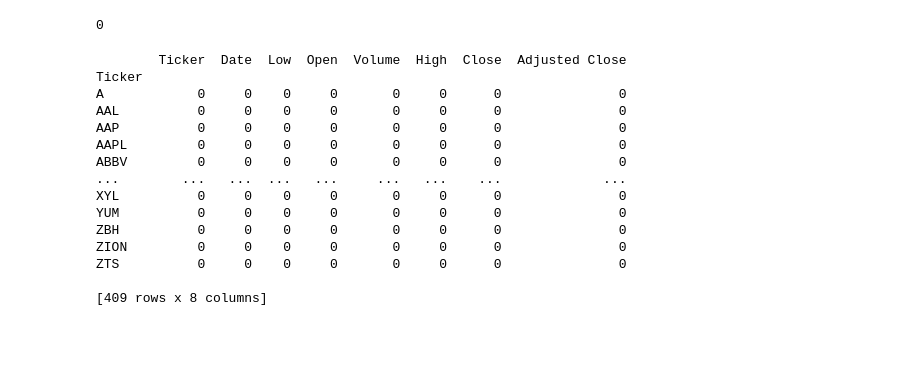
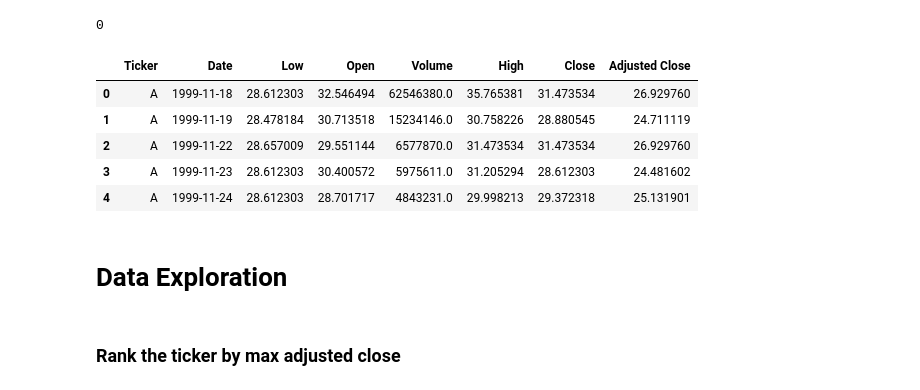
Before and after one commit to nicola-cecere/Stock_Market_TS_Prediction, a Jupyter notebook: dataAnalysis.ipynb, the cells around one changed output. Saved outputs shown, nothing was run; the diff lists cells and outputs as text; code cells hidden in the pictures; blank space fills up the shorter version.

```diff
--- a/dataAnalysis.ipynb
+++ b/dataAnalysis.ipynb
@@ -24,7 +1,8 @@ sorted_df.to_csv(output_file_path, index=False)
 # %% [markdown]
 # Read Data
 # %%
-df = pd.read_csv(output_file_path)
+file_path = 'data/sp500/SP500.csv'
+df = pd.read_csv(file_path)
 df.info()
 # %% [output]
 <class 'pandas.core.frame.DataFrame'>
@@ -76,22 +54,16 @@ Number of null values per column:
 df.duplicated(['Ticker', 'Date']).sum()
 # %% [output]
 0
-# %%
-missing_values_by_ticker = df.groupby('Ticker').apply(lambda x: x.isnull().sum())
-print(missing_values_by_ticker)
-# %% [output]
-        Ticker  Date  Low  Open  Volume  High  Close  Adjusted Close
-Ticker
-A            0     0    0     0       0     0      0               0
-AAL          0     0    0     0       0     0      0               0
-AAP          0     0    0     0       0     0      0               0
-AAPL         0     0    0     0       0     0      0               0
-ABBV         0     0    0     0       0     0      0               0
-...        ...   ...  ...   ...     ...   ...    ...             ...
-XYL          0     0    0     0       0     0      0               0
-YUM          0     0    0     0       0     0      0               0
-ZBH          0     0    0     0       0     0      0               0
-ZION         0     0    0     0       0     0      0               0
-ZTS          0     0    0     0       0     0      0               0
-
-[409 rows x 8 columns]
+# %%
+df.head()
+# %% [output]
+|  | Ticker | Date | Low | Open | Volume | High | Close | Adjusted Close |
+| 0 | A | 1999-11-18 | 28.612303 | 32.546494 | 62546380.0 | 35.765381 | 31.473534 | 26.929760 |
+| 1 | A | 1999-11-19 | 28.478184 | 30.713518 | 15234146.0 | 30.758226 | 28.880545 | 24.711119 |
+| 2 | A | 1999-11-22 | 28.657009 | 29.551144 | 6577870.0 | 31.473534 | 31.473534 | 26.929760 |
+| 3 | A | 1999-11-23 | 28.612303 | 30.400572 | 5975611.0 | 31.205294 | 28.612303 | 24.481602 |
+| 4 | A | 1999-11-24 | 28.612303 | 28.701717 | 4843231.0 | 29.998213 | 29.372318 | 25.131901 |
+# %% [markdown]
+# Data Exploration
+# %% [markdown]
+### Rank the ticker by max adjusted close
```
Also changed, not shown: parts of 11 cells of this notebook, 2 other files.
